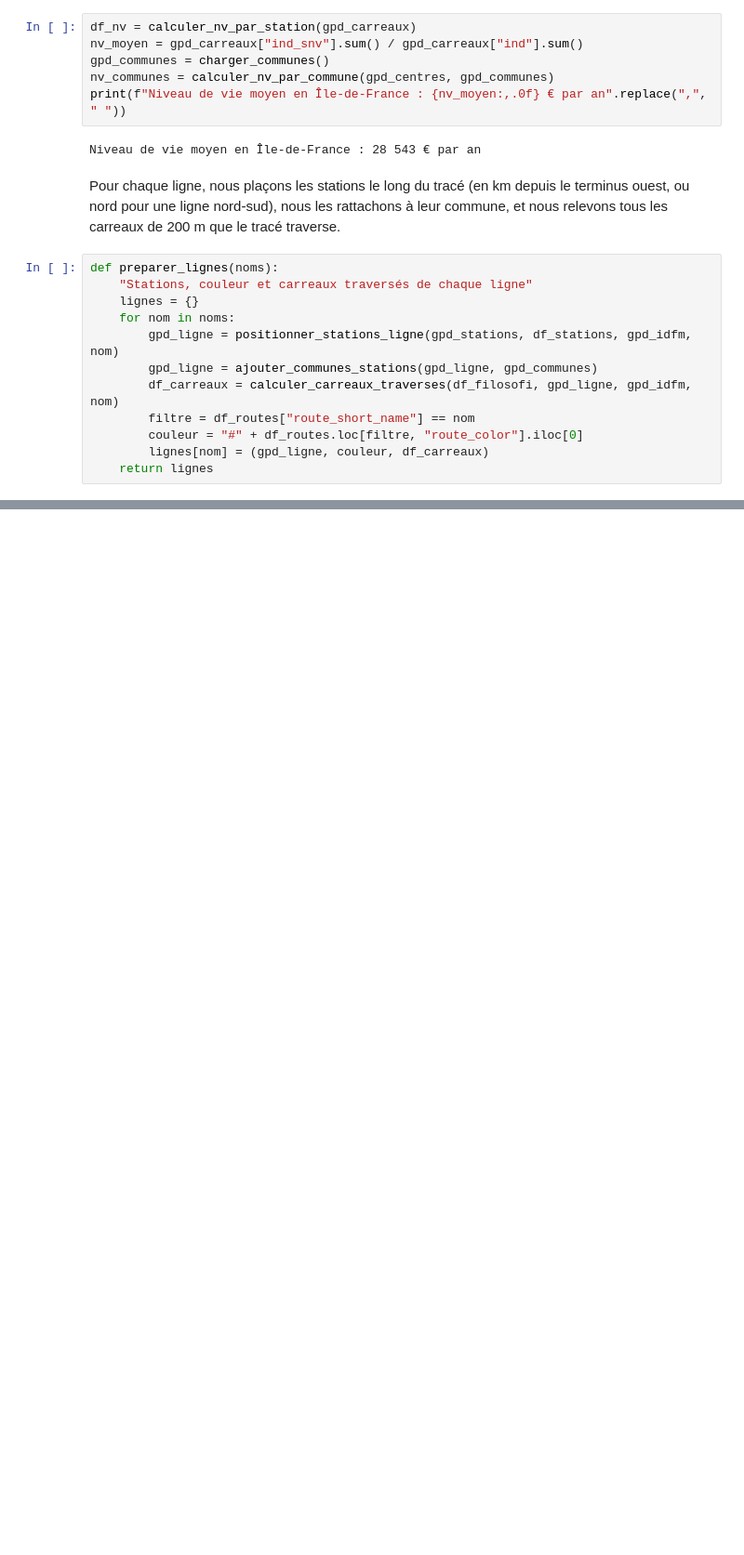
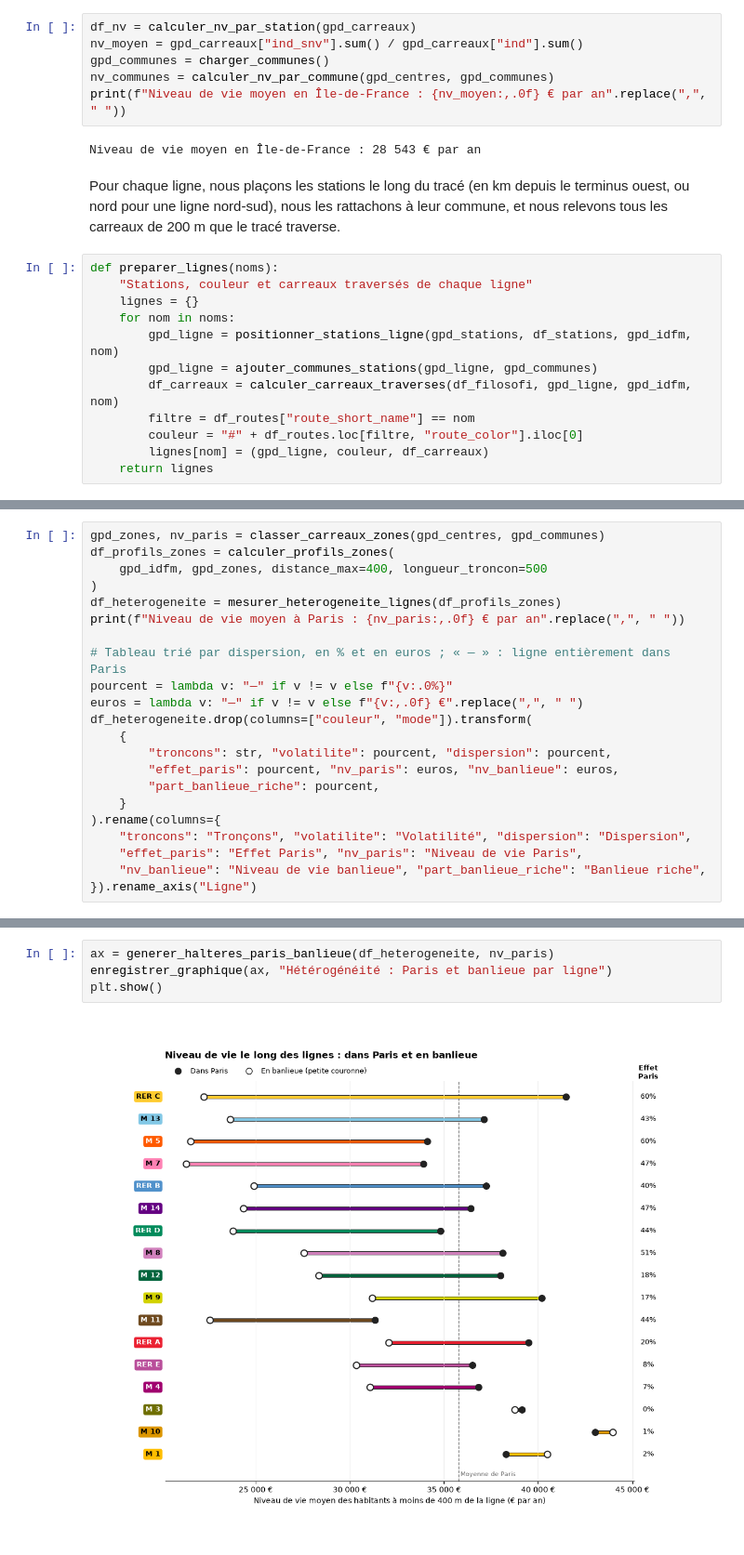
Before and after one commit to emmaganneval-proj/python_datascience_liuqi, a Jupyter notebook: montagnes.ipynb, the cells around one changed output, grey strips where cells are left out. Shown at 93% size. Drawn from its saved outputs; the diff is of its cells as text; blank space fills up the shorter version.

```diff
--- a/montagnes.ipynb
+++ b/montagnes.ipynb
@@ -170,0 +285,22 @@ plt.show()
+# %%
+gpd_zones, nv_paris = classer_carreaux_zones(gpd_centres, gpd_communes)
+df_profils_zones = calculer_profils_zones(
+    gpd_idfm, gpd_zones, distance_max=400, longueur_troncon=500
+)
+df_heterogeneite = mesurer_heterogeneite_lignes(df_profils_zones)
+print(f"Niveau de vie moyen à Paris : {nv_paris:,.0f} € par an".replace(",", " "))
+
+# Tableau trié par dispersion, en % et en euros ; « — » : ligne entièrement dans Paris
+pourcent = lambda v: "—" if v != v else f"{v:.0%}"
+euros = lambda v: "—" if v != v else f"{v:,.0f} €".replace(",", " ")
+df_heterogeneite.drop(columns=["couleur", "mode"]).transform(
+    {
+        "troncons": str, "volatilite": pourcent, "dispersion": pourcent,
+        "effet_paris": pourcent, "nv_paris": euros, "nv_banlieue": euros,
+        "part_banlieue_riche": pourcent,
+    }
+).rename(columns={
+    "troncons": "Tronçons", "volatilite": "Volatilité", "dispersion": "Dispersion",
+    "effet_paris": "Effet Paris", "nv_paris": "Niveau de vie Paris",
+    "nv_banlieue": "Niveau de vie banlieue", "part_banlieue_riche": "Banlieue riche",
+}).rename_axis("Ligne")
@@ -170,0 +335,6 @@ plt.show()
+# %%
+ax = generer_halteres_paris_banlieue(df_heterogeneite, nv_paris)
+enregistrer_graphique(ax, "Hétérogénéité : Paris et banlieue par ligne")
+plt.show()
+# %% [output]
+[figure, added]
```
Also changed, not shown: parts of 36 cells of this notebook, 21 other files.
